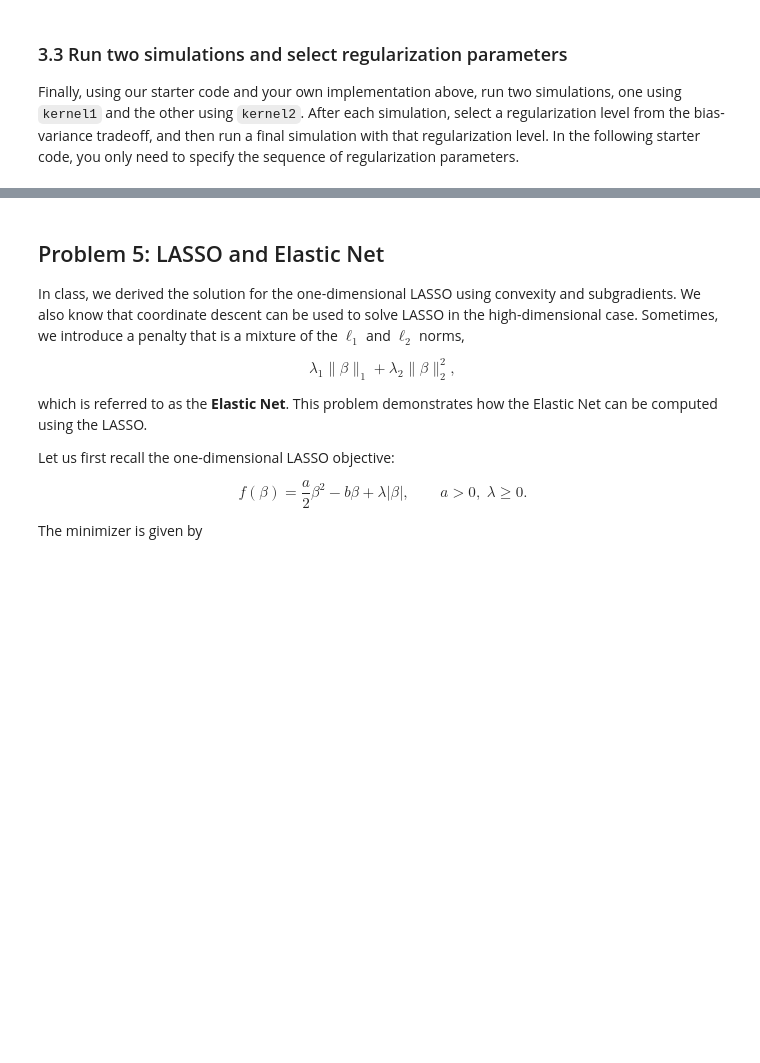
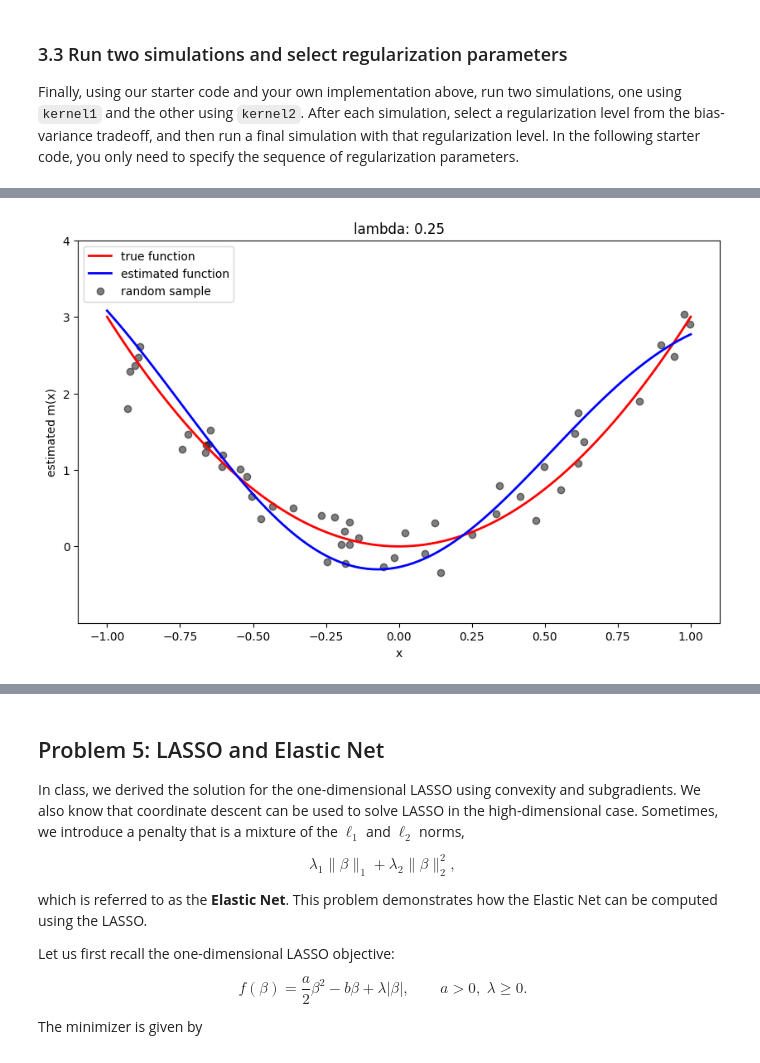
Before and after one commit to RobertKZB/RobertKZB, a Jupyter notebook: assignments/assn1/assn1.ipynb, the cells around one changed output, grey strips where cells are left out. Cells and saved outputs as stored; diff of their text form; code cells hidden in the pictures; blank space fills up the shorter version.

```diff
--- a/assignments/assn1/assn1.ipynb
+++ b/assignments/assn1/assn1.ipynb
@@ -350,4 +350,6 @@ run_simulation(kernel1, lmbdas)
 # %%
-lambda_hat = # set the optimal lambda
-run_simulation(kernel1, [lambda_hat], show_bias_variance=False)
+lambda_hat = 0.25
+run_simulation(kernel1, [0.25], show_bias_variance=False)
+# %% [output]
+[figure, added]
 # %%
```
Also changed, not shown: parts of 15 cells of this notebook.
